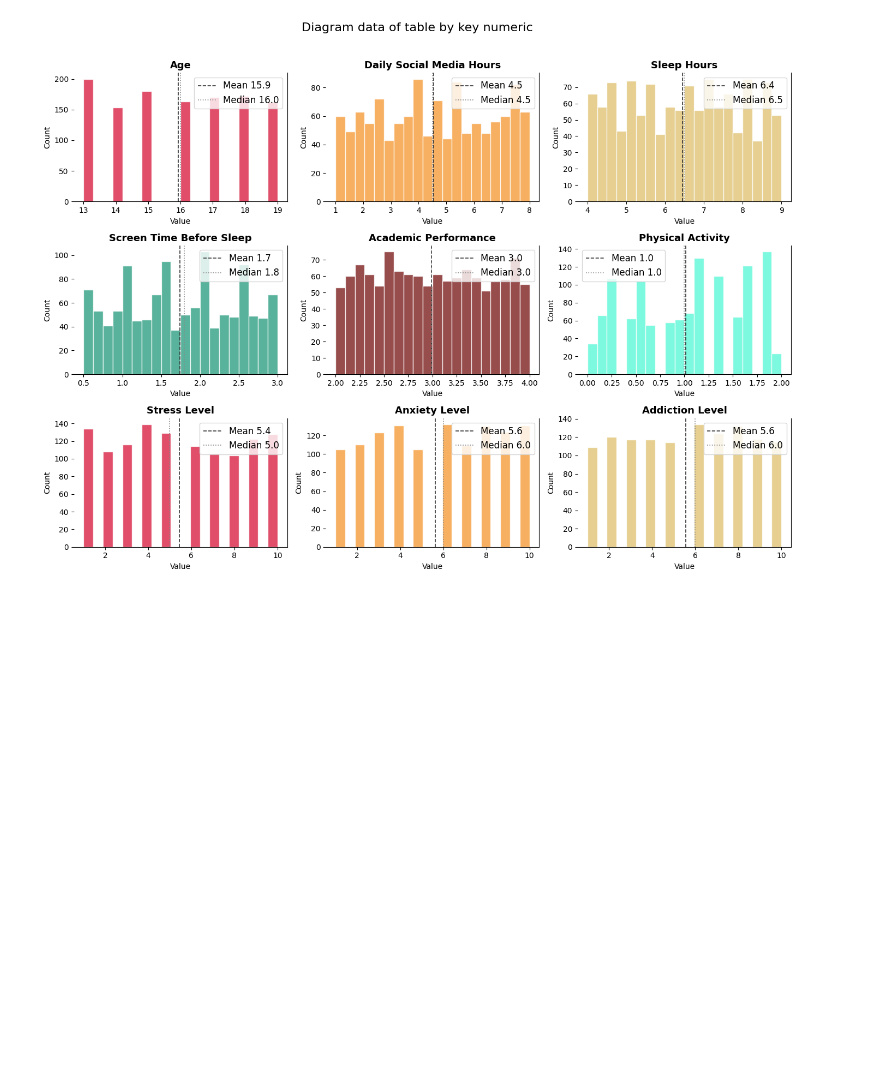
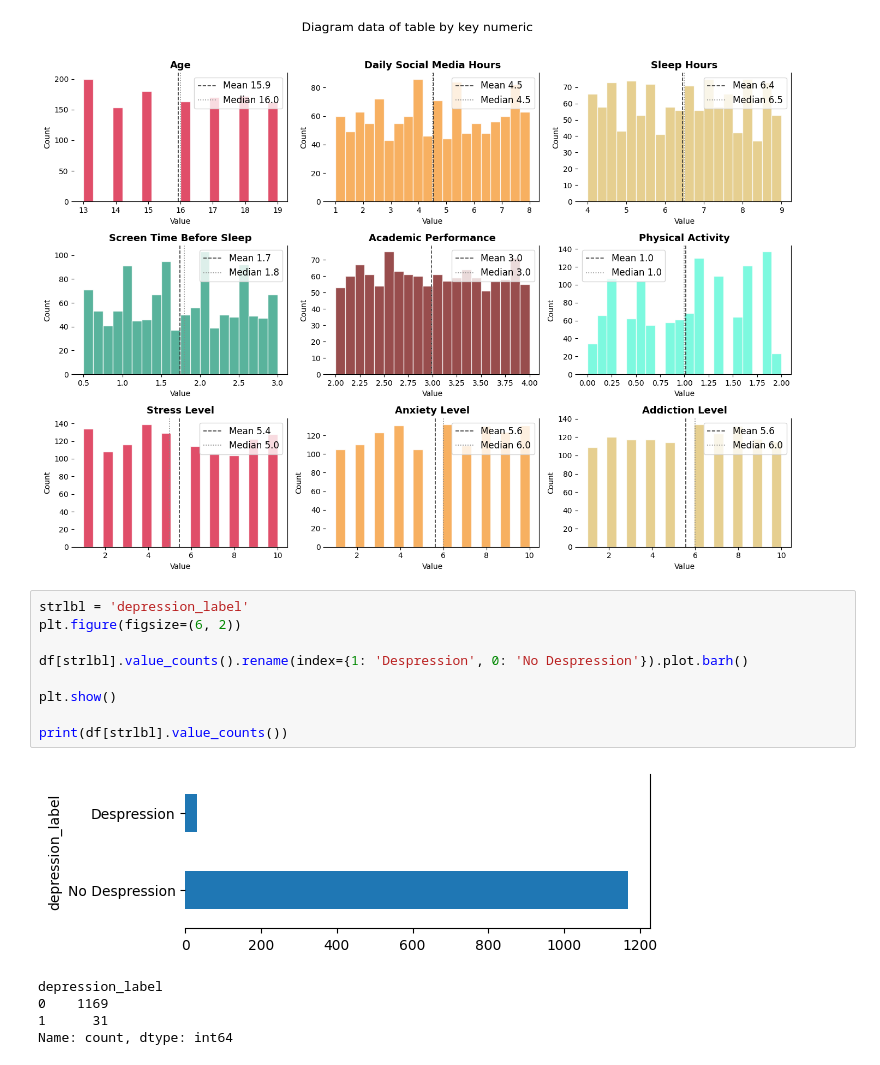
Before and after one commit to tiopramana/machine_learning, a Jupyter notebook: Project/Social_media_effect/main.ipynb, the cells around one changed output. Cells and saved outputs as stored; diff of their text form; blank space fills up the shorter version.

```diff
--- a/Project/Social_media_effect/main.ipynb
+++ b/Project/Social_media_effect/main.ipynb
@@ -74,3 +80,18 @@ plt.savefig("chart1_distributions.png", bbox_inches="tight")
 plt.show()
 # %% [output]
 [figure]
+# %%
+strlbl = 'depression_label'
+plt.figure(figsize=(6, 2))
+
+df[strlbl].value_counts().rename(index={1: 'Despression', 0: 'No Despression'}).plot.barh()
+
+plt.show()
+
+print(df[strlbl].value_counts())
+# %% [output]
+[figure, added]
+depression_label
+0    1169
+1      31
+Name: count, dtype: int64
```
Also changed, not shown: parts of 20 cells of this notebook.
